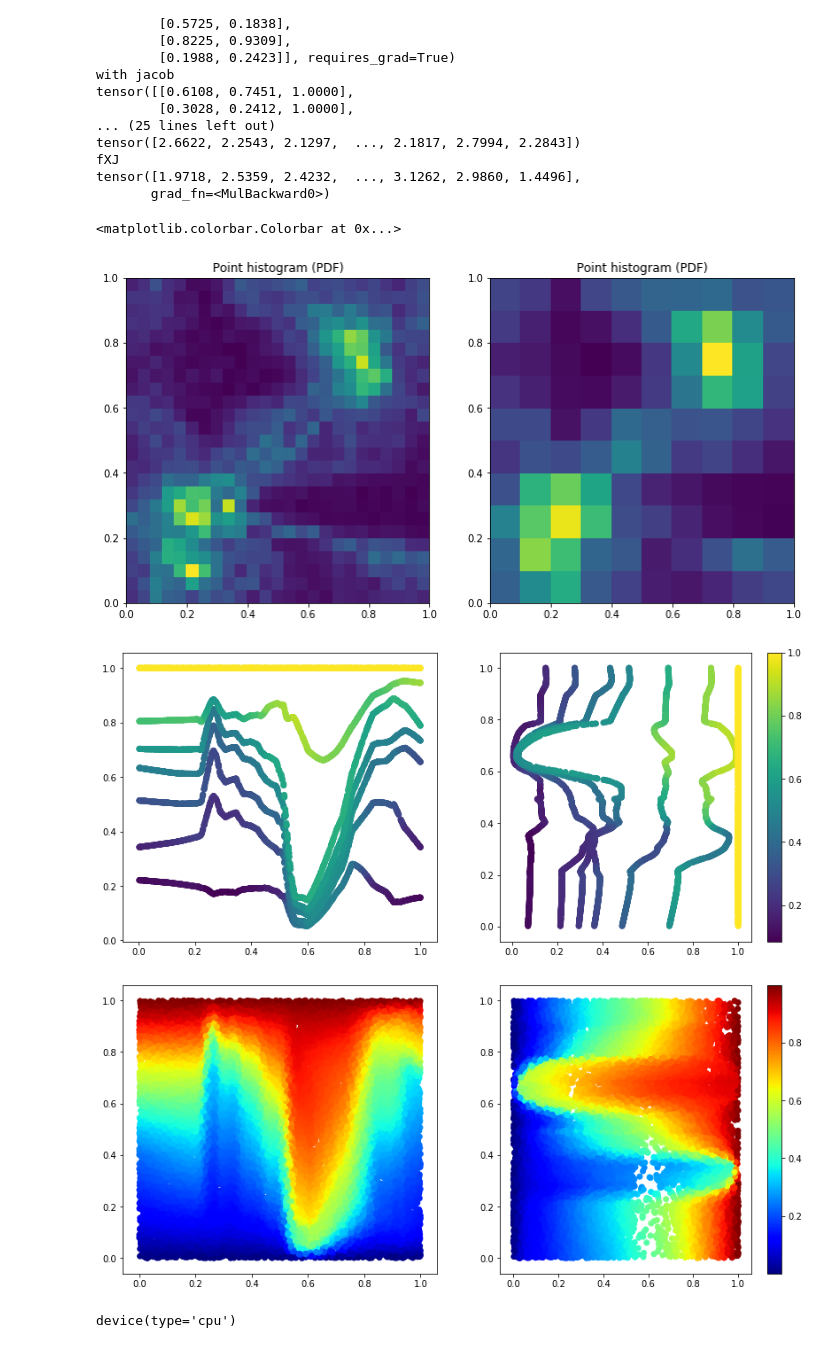
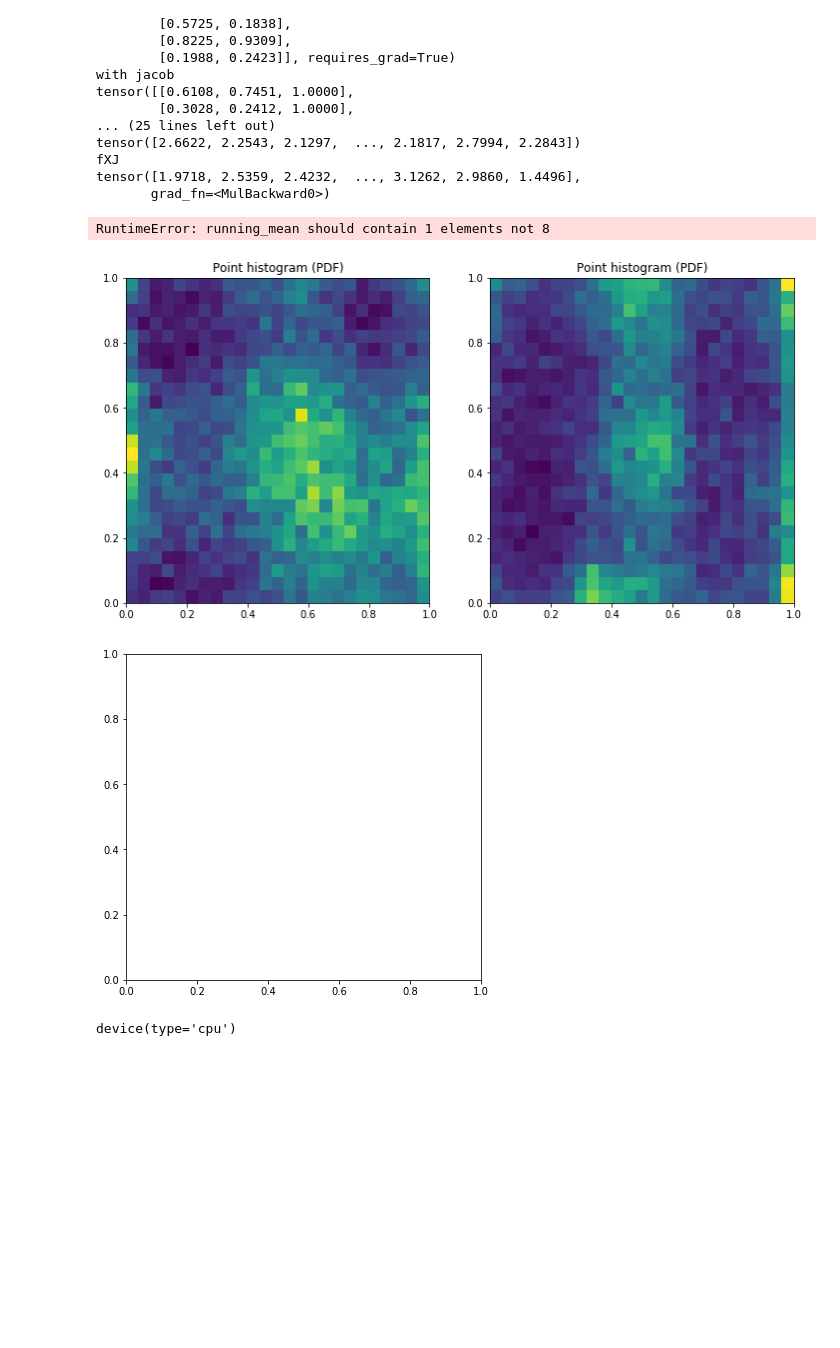
Before and after one commit to NGoetz/NF, a Jupyter notebook: NISTestv2.ipynb, the cells around one changed output. Saved outputs shown, nothing was run; the diff lists cells and outputs as text; code cells hidden in the pictures; blank space fills up the shorter version.

```diff
--- a/NISTestv2.ipynb
+++ b/NISTestv2.ipynb
@@ -108,5 +159,5 @@ def create_fun(gn, gw):
 # %%
-n_flow = 2   # number of dimensions
+n_flow = 9# number of dimensions
 
 
 # We define our NormalizingFlow object
@@ -346,14 +412,15 @@ rcParams['axes.labelpad'] = 80
 print("\n")
 """
 # %%
-w = torch.empty((20000,2))
+n_flow=9
+w = torch.empty((20000,n_flow))
 torch.nn.init.uniform_(w,0,1)
 #q = torch.empty((12100,2))
 #torch.nn.init.normal_(q,std=10)
 #z=150*torch.tan((w-0.5)*(np.pi))
-#model=torch.load('/home/niklas/Desktop/Thesis_code/Storage_runs/0905_run_camel_pwquad_2/1222/torch',map_location=torch.device('cpu'))
+#model=torch.load('/home/niklas/Desktop/Thesis_code/Storage_runs/2805_single/torch',map_location=torch.device('cpu'))
 #NF.best_model.load_state_dict(model['model_state_dict'])
-model=NF.best_model
+#model=NF.best_model
 Y=NF.format_input(w, dev=torch.device("cpu"))
 X=NF.model(Y)
 XZ=NF.best_model(Y)
@@ -386,7 +453,7 @@ a3.tick_params(
 #fig = plt.figure(figsize=(6, 6))
 a4=fig.add_subplot(122)
 
-plt.hist2d(XX[:,0],XX[:,1],bins=10)
+plt.hist2d(XX[:,2],XX[:,3],bins=25)
 axes = plt.gca()
 axes.set_xlim([-0,1])
 axes.set_ylim([-0,1])
@@ -407,9 +474,9 @@ f=camel
 fig = plt.figure(figsize=(14, 6))
 a5=fig.add_subplot(121)
 
+#print(NF.model)
 
-
-w = torch.empty((1000,2))
+w = torch.empty((1000,n_flow))
 torch.nn.init.uniform_(w,0,1)
 for idx, m in enumerate(NF.model.named_children()):
         if(m[0]=='0'):
@@ -489,38 +556,37 @@ for idx, m in enumerate(NF.model.named_children()):
 
             plt.scatter(torch.squeeze(Wsum,-1).detach().numpy(), coords, c=torch.squeeze(VW,-1).detach().numpy())
 
 plt.colorbar()
 
 
 fig = plt.figure(figsize=(14, 6))
 a7=fig.add_subplot(121)
 
-w = torch.empty((20000,2))
+w = torch.empty((10000,2))
 torch.nn.init.uniform_(w,0,1)
 for idx, m in enumerate(NF.model.named_children()):
         if(m[0]=='0'):
 
 
 
             plt.scatter(torch.unsqueeze(w[:,0],-1).detach().numpy(),torch.unsqueeze(w[:,1],-1).detach().numpy(),
                                 c=torch.unsqueeze(m[1](NF.format_input(w,torch.device("cpu")))[:,1],-1).detach().numpy(),cmap='jet')
 
             w2=m[1](NF.format_input(w,torch.device("cpu")))
             w2=torch.cat((torch.roll(w2[:, :-1], 1, dims=-1), w2[:, -1:]), axis=-1)
 
         if(m[0]=='1'):
             a8=fig.add_subplot(122)
             q=m[1](NF.format_input(w2,torch.device("cpu")))
             c=torch.cat((torch.roll(q[:, :-1], 1, dims=-1), q[:, -1:]), axis=-1)
 
             plt.scatter(torch.unsqueeze(w2[:,1],-1).detach().numpy(),torch.unsqueeze(w2[:,0],-1).detach().numpy(),
                                 c=torch.unsqueeze(q[:,1],-1).detach().numpy(),cmap='jet')
 plt.colorbar()
 # %% [output]
-<matplotlib.colorbar.Colorbar at 0x...>
+RuntimeError: running_mean should contain 1 elements not 8
-[figure, old version]
+[figure, new version]
-[figure, old version]
+[figure, new version]
-[figure, removed]
 # %%
 w = torch.empty(20, 2)
 torch.nn.init.normal_(w, std=100)
```
Also changed, not shown: parts of 15 cells of this notebook, 7 other files.
